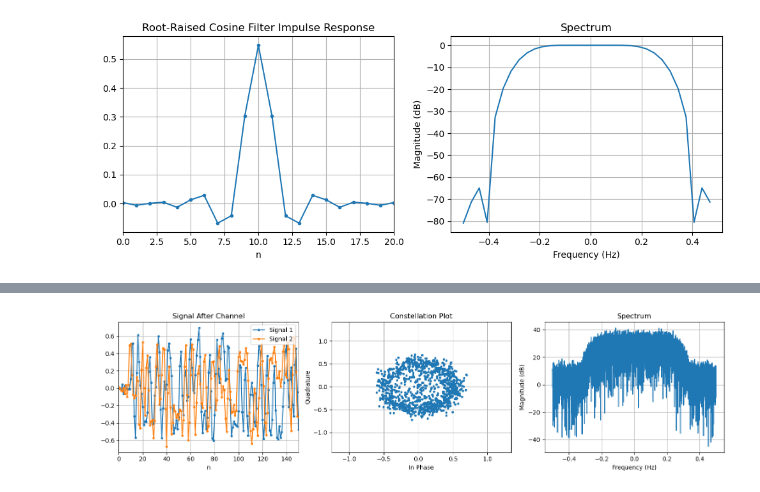
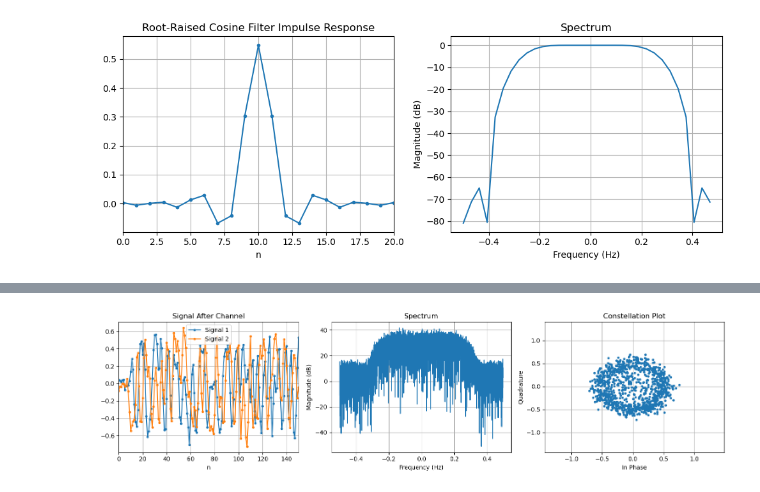
Before and after one commit to cddelong6626/sdr-notebooks, a Jupyter notebook: notebooks/qpsk_sim.ipynb, the cells around one changed output, grey strips where cells are left out. Cells and saved outputs as stored; diff of their text form; code cells hidden in the pictures.

```diff
--- a/notebooks/qpsk_sim.ipynb
+++ b/notebooks/qpsk_sim.ipynb
@@ -102,29 +98,29 @@ plt.show()
 # %%
 ### Channel ###
 
 # Apply CFO
 # testing/realistic: 1-5%, aggressive: 10%
 sig_chan = apply_cfo(sig_tx, 0.01)
 
 # Apply CPO
 sig_chan = apply_cpo(sig_chan)
 
 # Apply STO
 mu = 0.3
 sig_chan = apply_sto(sig_chan, mu)
 
 # AWGN
 sig_rx = apply_awgn(sig_chan, SNR_DB)
 
 # Visualize signal after channel
 fig, axs = plt.subplots(1, 3, figsize=(15, 4))
 plot_signal(sig_rx.real, sig_rx.imag, title='Signal After Channel', xlim=[0, 150], ax=axs[0])
-plot_constellation(sig_rx, ax=axs[1])
-plot_spectrum(sig_rx, n_samples=2**13, ax=axs[2])
+plot_constellation(sig_rx, ax=axs[2])
+plot_spectrum(sig_rx, n_samples=2**13, ax=axs[1])
 plt.tight_layout()
 plt.show()
 # %% [output]
-[figure, old version]
+[figure, new version]
 # %%
 ### Matched filter ###
 sig_matched = np.convolve(sig_rx, h_rrc)
```
Also changed, not shown: parts of 13 cells of this notebook, 20 other files.
